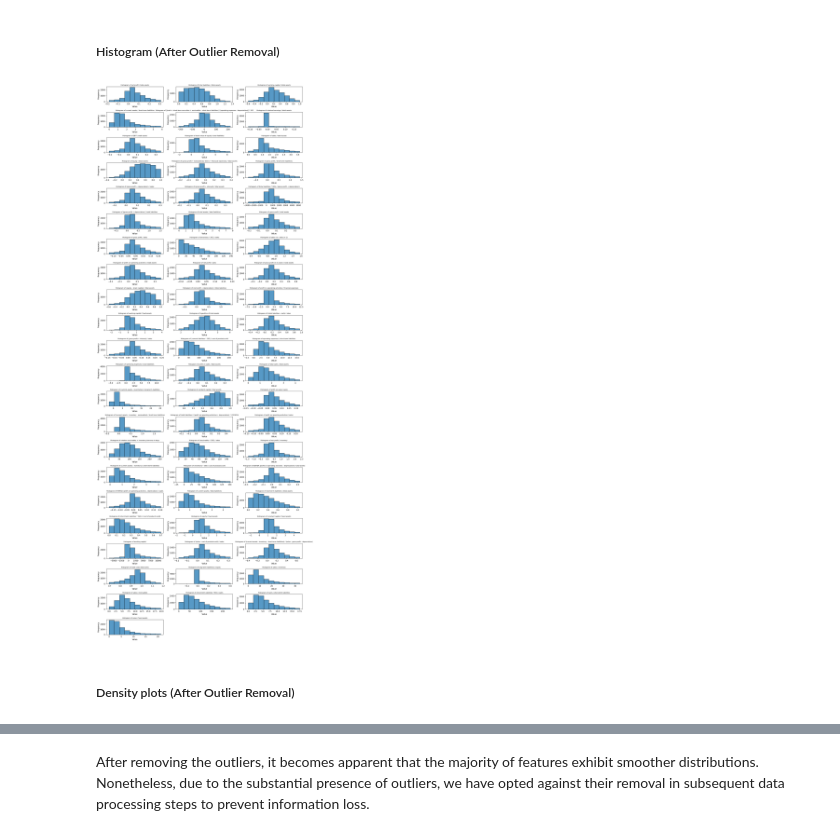
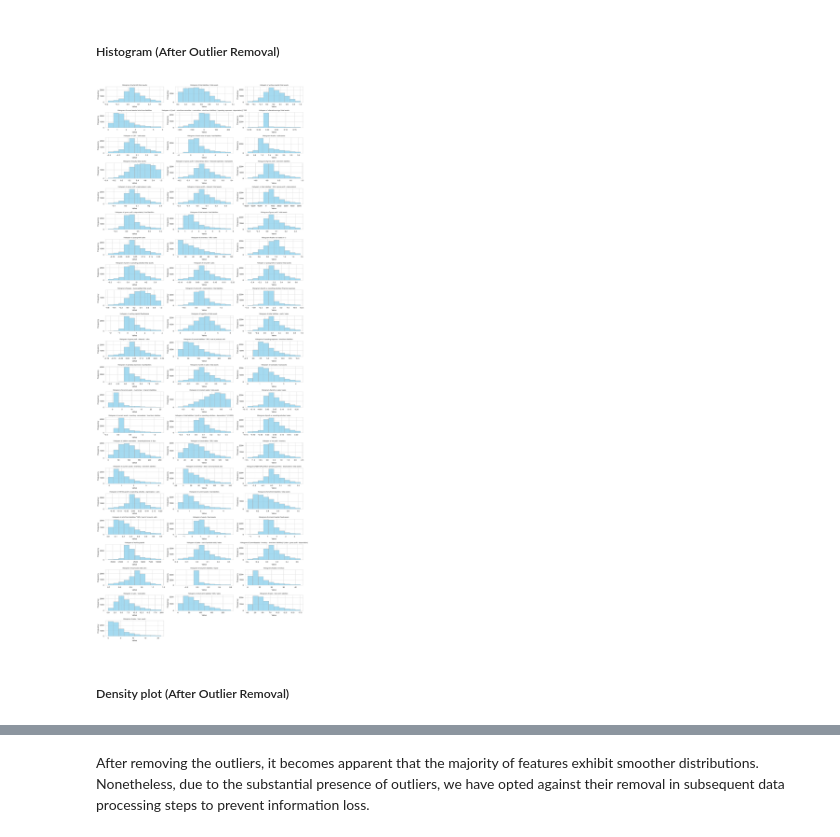
Before and after one commit to ChinSekYi/Bankruptcy-Prediction, a Jupyter notebook: notebook/EDA.ipynb, the cells around one changed output, grey strips where cells are left out. Drawn from its saved outputs; the diff is of its cells as text; code cells hidden in the pictures.

Commit message:
Update all plots

```diff
--- a/notebook/EDA.ipynb
+++ b/notebook/EDA.ipynb
@@ -170,7 +170,7 @@ columns = [
     "(short-term liabilities *365) / sales",
     "sales / short-term liabilities",
     "sales / fixed assets",
-    "class"
+    "class",
 ]
 
 df.columns = columns
@@ -589,12 +594,17 @@ Index(['(current assets - inventories) / long-term liabilities'], dtype='object'
 To check distribution of each explanatory variable.
 # %%
 # Here we illustrate the histogram distribution for the first 4 features
-axes = df_graph.iloc[:, 0:4].hist(figsize=(10, 6), color='#636efa')
+features = df_graph.columns[:4]
+fig, axes = plt.subplots(2, 2, figsize=(10, 6))
 
-for ax_row in axes:
-    for ax in ax_row:
-        ax.set_ylabel('Frequency')
-        ax.grid(False)
+# Flatten the axes array for easy iteration
+axes = axes.flatten()
+
+for i, feature in enumerate(features):
+    sns.histplot(df_graph[feature], bins=10, ax=axes[i], color="#636efa", alpha=0.7)
+    axes[i].set_ylabel("Frequency")
+    axes[i].set_title(f"Histogram of {feature}")
+    axes[i].grid(False)
 
 plt.tight_layout()
 plt.show()
@@ -644,11 +636,16 @@ plt.figure(figsize=(15, 40))
 i = 1
 
 for column in df_graph.columns:
-    plt.subplot(22, 3, i)  # Adjust layout as needed
+    ax = plt.subplot(22, 3, i)  # Adjust layout as needed
     i += 1
-    sns.boxplot(data=df_graph[column], color="skyblue")
-    plt.title(f"Box Plot of {column}", fontsize=8)
-    plt.ylabel("Value")
+    sns.boxplot(
+        data=df_graph[column],
+        color="skyblue",
+        ax=ax,
+        boxprops=dict(edgecolor="lightgrey"),
+    )
+    ax.set_title(f"Box Plot of {column}", fontsize=8)
+    ax.set_ylabel("Value")
 
 plt.tight_layout()
 plt.show()
@@ -699,20 +696,21 @@ Below are the visualizations after removing the outliers.
 # %% [markdown]
 ##### Histogram (After Outlier Removal)
 # %%
-
 plt.figure(figsize=(15, 40))
 
 # Create subplots for each series in clean_list except the last one
 for i, series in enumerate(clean_list[: len(clean_list) - 1], start=1):
     ax = plt.subplot(22, 3, i)  # Adjust layout as needed
-    sns.histplot(series, bins=10, kde=False, ax=ax)
+    sns.histplot(
+        series, bins=10, kde=False, color="skyblue", edgecolor="darkgrey", ax=ax
+    )
     ax.set_title(f"Histogram of {series.name}", fontsize=8)
     ax.set_xlabel("Value")
     ax.set_ylabel("Frequency")
 
 plt.tight_layout()
 plt.show()
 # %% [output]
-[figure, old version]
+[figure, new version]
 # %% [markdown]
-##### Density plots (After Outlier Removal)
+##### Density plot (After Outlier Removal)
```
Also changed, not shown: parts of 28 cells of this notebook, 1 other file.
